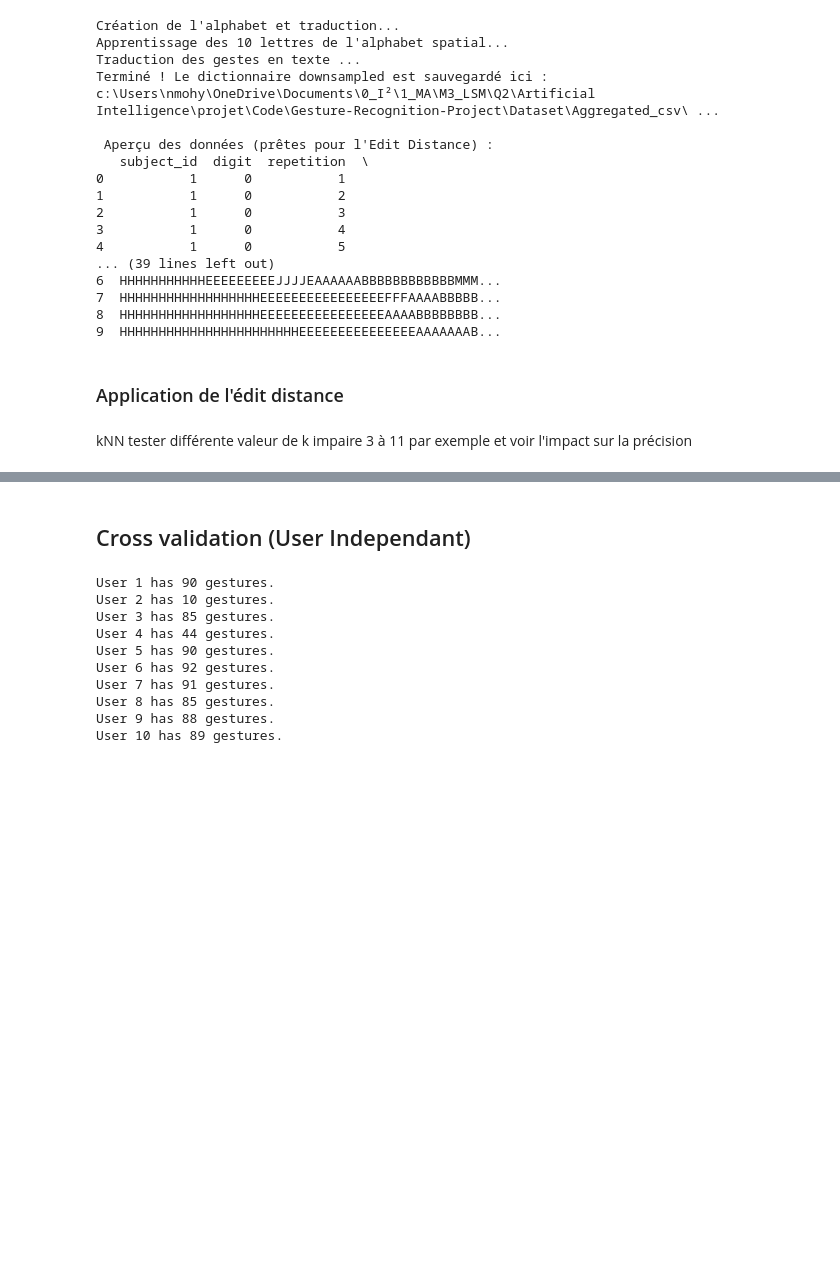
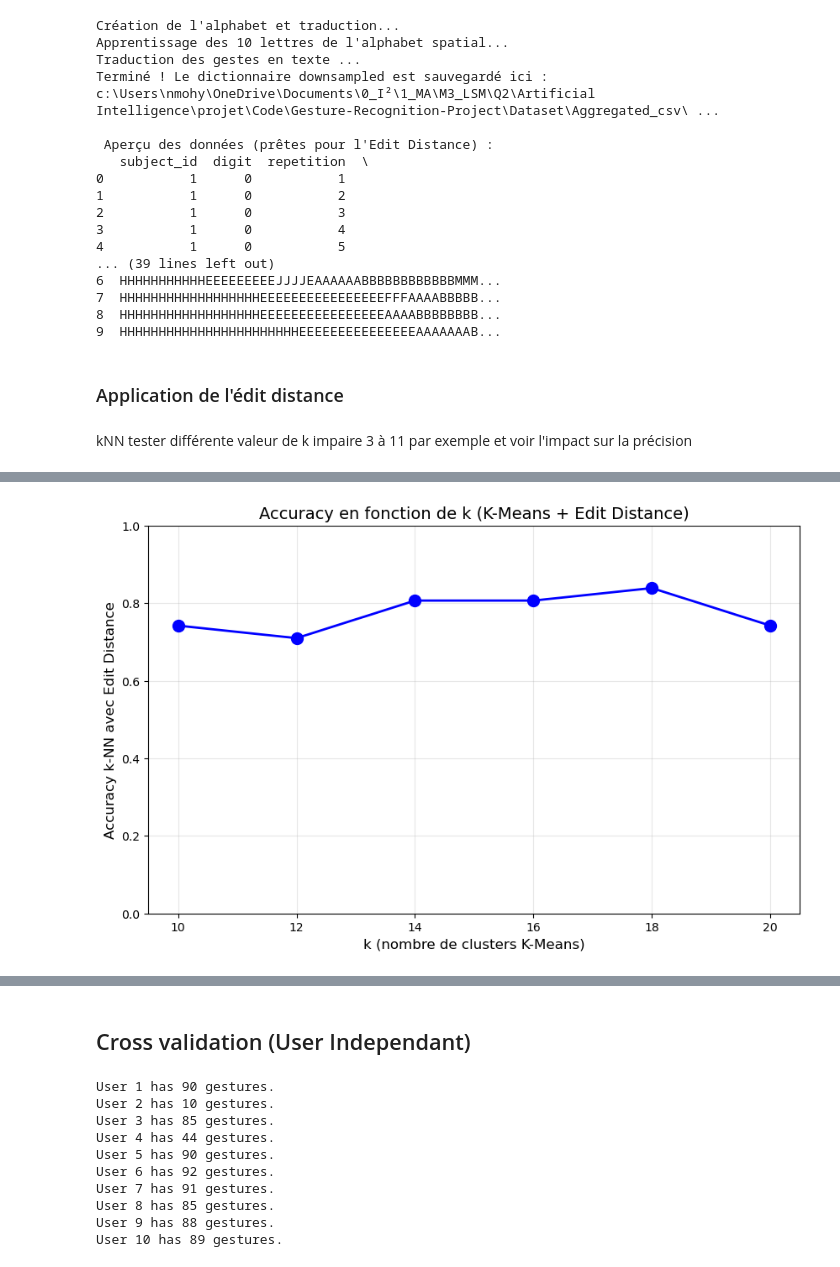
Before and after one commit to nmohymont/Gesture-Recognition-Project, a Jupyter notebook: Jpynb_Gesture_Recognition_project.ipynb, the cells around one changed output, grey strips where cells are left out. Cells and saved outputs as stored; diff of their text form; code cells hidden in the pictures; blank space fills up the shorter version.

```diff
--- a/Jpynb_Gesture_Recognition_project.ipynb
+++ b/Jpynb_Gesture_Recognition_project.ipynb
@@ -445,0 +558,88 @@ kNN tester différente valeur de k impaire 3 à 11 par exemple et voir l'impact
+# %%
+# ============================================================
+# Test hyperparamètre k pour K-Means avec Edit Distance
+# Split 80/20 basé sur les répétitions 5 et 6
+# ============================================================
+
+# 1. Isoler les répétitions 5 et 6
+df_subset = df_domain1[df_domain1['repetition'].isin([5, 6])].copy()
+
+# Créer un identifiant unique par geste (sujet + digit + repetition)
+# pour ne pas mélanger les points d'un même geste
+df_subset['geste_id'] = df_subset['subject_id'].astype(str) + "_" + \
+                        df_subset['digit'].astype(str) + "_" + \
+                        df_subset['repetition'].astype(str)
+
+unique_gestes = df_subset['geste_id'].unique()
+
+# 2. Split 80/20 des identifiants de gestes
+# Stratify permet de garder la même proportion de chiffres (0-9) dans train et test
+labels_gestes = [g.split('_')[1] for g in unique_gestes] # Extraction du digit pour stratifier
+print("Nombre de gestes par chiffre :", Counter(labels_gestes))
+train_ids, test_ids = train_test_split(unique_gestes, test_size=0.20, random_state=42)
+
+df_train = df_subset[df_subset['geste_id'].isin(train_ids)].copy()
+df_test = df_subset[df_subset['geste_id'].isin(test_ids)].copy()
+
+print(f"Total gestes: {len(unique_gestes)}")
+print(f"Gestes Train (80%): {len(train_ids)} | Gestes Test (20%): {len(test_ids)}")
+
+# 3. Valeurs de k à tester
+k_values = list(range(10, 21, 2))
+results = []
+
+for k in k_values:
+    print(f"\n--- Test avec k = {k} ---")
+
+    # A. Entraîner K-Means sur les coordonnées 3D du train set
+    X_train_k = df_train[['x_std', 'y_std', 'z_std']].values
+    kmeans, _ = kMeans_application(X_train_k, k)
+
+    # B. Traduire les gestes de train en mots
+    df_train_mots = df_train.groupby(['subject_id', 'digit', 'repetition']).apply(
+        lambda g: traduire_en_lettres(g, kmeans)
+    ).reset_index()
+
+    # C. Traduire les gestes de test en mots
+    df_test_mots = df_test.groupby(['subject_id', 'digit', 'repetition']).apply(
+        lambda g: traduire_en_lettres(g, kmeans)
+    ).reset_index()
+
+    # D. Classification k-NN
+    y_true, y_pred = [], []
+    train_gestures = df_train_mots.to_dict(orient='records')
+
+    for _, test_row in df_test_mots.iterrows():
+        prediction = knn(test_row.to_dict(), train_gestures, k=3)
+        y_true.append(test_row['digit'])
+        y_pred.append(prediction)
+
+    # E. Calculer l'accuracy
+    accuracy = accuracy_score(y_true, y_pred)
+    print(f"  Accuracy: {accuracy:.4f} ({accuracy*100:.2f}%)")
+    results.append({'k': k, 'accuracy': accuracy})
+
+    # 4. Résultats
+results_df = pd.DataFrame(results)
+print("\n" + "="*50)
+print("=== RÉSUMÉ DES RÉSULTATS ===")
+print("="*50)
+print(results_df.to_string(index=False))
+
+# 5. Visualisation
+plt.figure(figsize=(10, 6))
+plt.plot(results_df['k'], results_df['accuracy'], 'bo-', linewidth=2, markersize=10)
+plt.xlabel('k (nombre de clusters K-Means)', fontsize=12)
+plt.ylabel('Accuracy k-NN avec Edit Distance', fontsize=12)
+plt.title('Accuracy en fonction de k (K-Means + Edit Distance)', fontsize=14)
+plt.xticks(k_values)
+plt.grid(True, alpha=0.3)
+plt.ylim(0, 1)
+plt.show()
+
+# 6. Meilleur k
+best_idx = results_df['accuracy'].idxmax()
+best_k = results_df.loc[best_idx, 'k']
+best_accuracy = results_df.loc[best_idx, 'accuracy']
+print(f"\n✓ Meilleur k: {best_k} avec accuracy = {best_accuracy:.4f} ({best_accuracy*100:.2f}%)")
+# %% [output]
@@ -445,0 +663 @@ kNN tester différente valeur de k impaire 3 à 11 par exemple et voir l'impact
+[figure, added]
```
Also changed, not shown: parts of 4 cells of this notebook.
